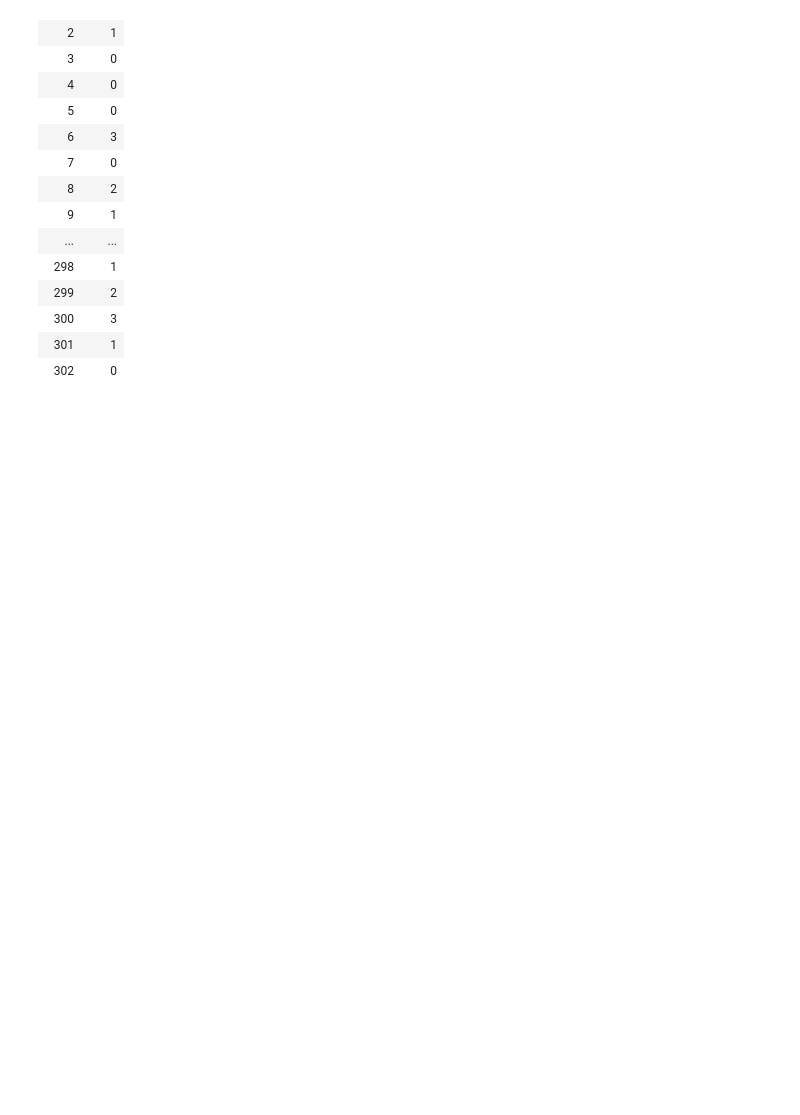
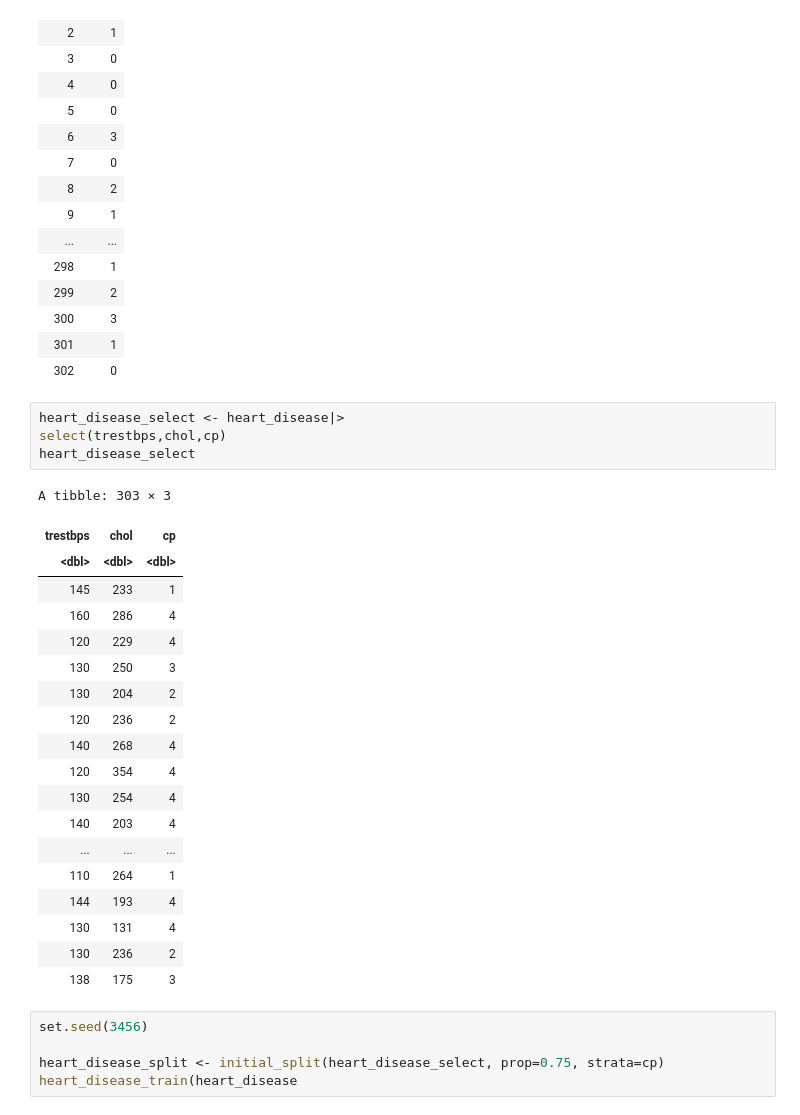
Before and after one commit to Ellaj1/Group-31, a Jupyter notebook: Group31_Ella.ipynb, the cells around one changed output. Saved outputs shown, nothing was run; the diff lists cells and outputs as text; blank space fills up the shorter version.

Commit message:
Selected and trained

```diff
--- a/Group31_Ella.ipynb
+++ b/Group31_Ella.ipynb
@@ -85,3 +66,32 @@ A spec_tbl_df: 303 × 2
 | 300 | 3 |
 | 301 | 1 |
 | 302 | 0 |
+# %%
+heart_disease_select <- heart_disease|>
+select(trestbps,chol,cp)
+heart_disease_select
+# %% [output]
+A tibble: 303 × 3
+| trestbps | chol | cp |
+| <dbl> | <dbl> | <dbl> |
+| 145 | 233 | 1 |
+| 160 | 286 | 4 |
+| 120 | 229 | 4 |
+| 130 | 250 | 3 |
+| 130 | 204 | 2 |
+| 120 | 236 | 2 |
+| 140 | 268 | 4 |
+| 120 | 354 | 4 |
+| 130 | 254 | 4 |
+| 140 | 203 | 4 |
+| ... | ... | ... |
+| 110 | 264 | 1 |
+| 144 | 193 | 4 |
+| 130 | 131 | 4 |
+| 130 | 236 | 2 |
+| 138 | 175 | 3 |
+# %%
+set.seed(3456)
+
+heart_disease_split <- initial_split(heart_disease_select, prop=0.75, strata=cp)
+heart_disease_train(heart_disease
```
Also changed, not shown: parts of 1 cell of this notebook.
